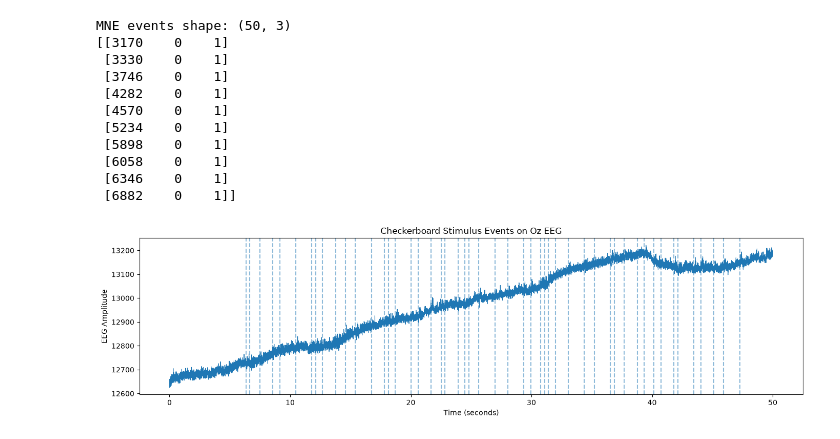
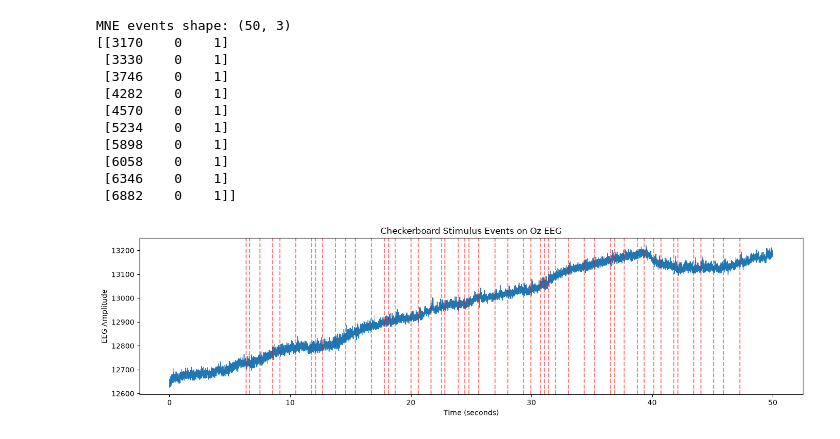
Before and after one commit to UpasanaSharma14/EEG-Checkerboard-VEP, a Jupyter notebook: notebooks/checkerboard_vep_analysis.ipynb, the cells around one changed output. Saved outputs shown, nothing was run; the diff lists cells and outputs as text; code cells hidden in the pictures.

```diff
--- a/notebooks/checkerboard_vep_analysis.ipynb
+++ b/notebooks/checkerboard_vep_analysis.ipynb
@@ -191,25 +193,26 @@ MNE events shape: (50, 3)
 # %%
 fig, ax = plt.subplots(figsize=(14, 4))
 
 ax.plot(
     times,
     eeg_data[:, oz_index],
     linewidth=0.8
 )
 
 for event in events:
     event_time = event / fs
     ax.axvline(
         event_time,
         linestyle="--",
-        alpha=0.5
+        alpha=0.5,
+        color='red'
     )
 
 ax.set_xlabel("Time (seconds)")
 ax.set_ylabel("EEG Amplitude")
 ax.set_title("Checkerboard Stimulus Events on Oz EEG")
 
 plt.tight_layout()
 plt.show()
 # %% [output]
-[figure, old version]
+[figure, new version]
```
Also changed, not shown: parts of 1 cell of this notebook, 5 other files.
